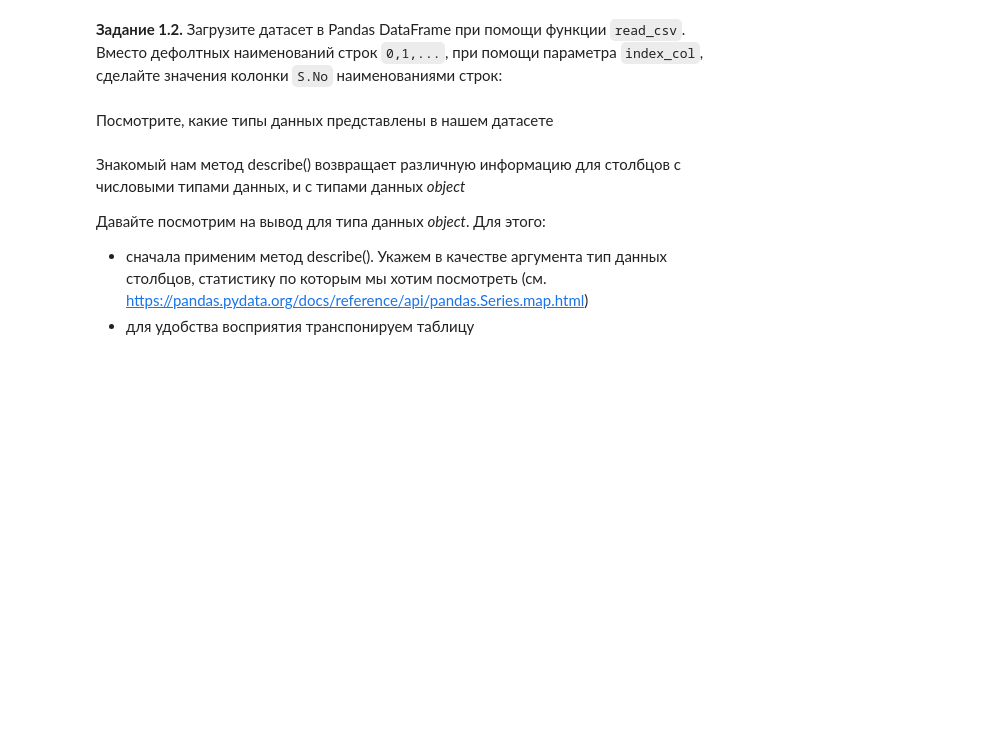
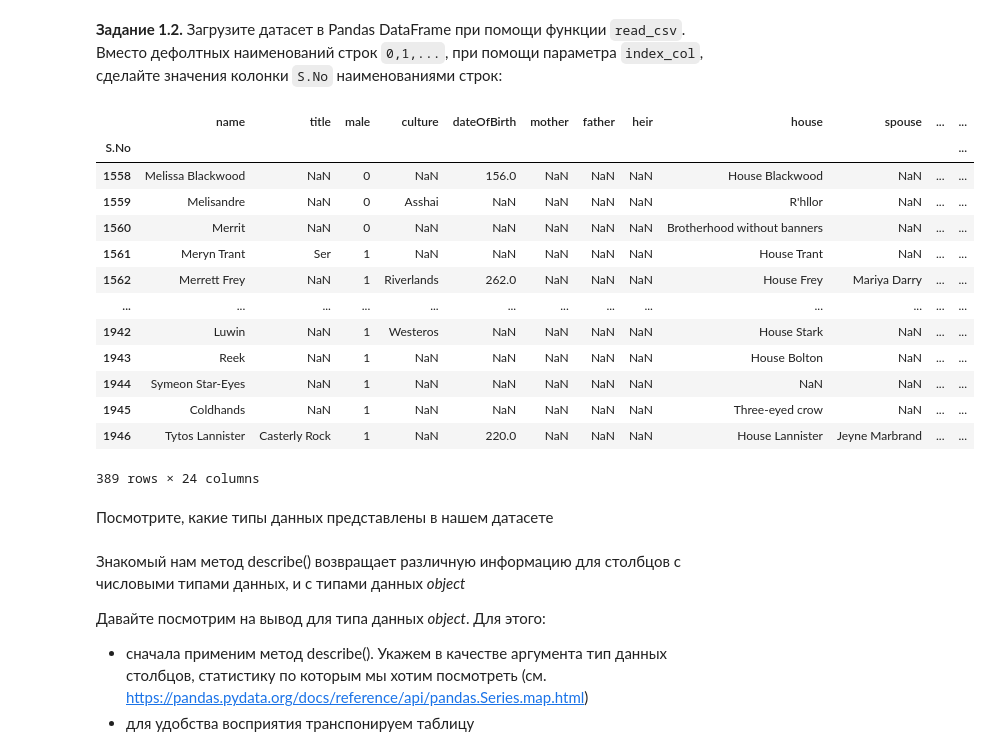
Before and after one commit to ErmolenkoSV/part_1_ml_cv, a Jupyter notebook: week_01_ml_intro/Homework/hw_1_game_of_thrones.ipynb, the cells around one changed output. Saved outputs shown, nothing was run; the diff lists cells and outputs as text; code cells hidden in the pictures; blank space fills up the shorter version.

```diff
--- a/week_01_ml_intro/Homework/hw_1_game_of_thrones.ipynb
+++ b/week_01_ml_intro/Homework/hw_1_game_of_thrones.ipynb
@@ -107,3 +127,21 @@ data = # ...
+# %%
+data =  pd.read_csv("/content/game_of_thrones_test.csv", index_col='S.No')
+data
+# %% [output]
+|  | name | title | male | culture | dateOfBirth | mother | father | heir | house | spouse | ... | ... |
+| S.No |  |  |  |  |  |  |  |  |  |  |  | ... |
+| 1558 | Melissa Blackwood | NaN | 0 | NaN | 156.0 | NaN | NaN | NaN | House Blackwood | NaN | ... | ... |
+| 1559 | Melisandre | NaN | 0 | Asshai | NaN | NaN | NaN | NaN | R'hllor | NaN | ... | ... |
+| 1560 | Merrit | NaN | 0 | NaN | NaN | NaN | NaN | NaN | Brotherhood without banners | NaN | ... | ... |
+| 1561 | Meryn Trant | Ser | 1 | NaN | NaN | NaN | NaN | NaN | House Trant | NaN | ... | ... |
+| 1562 | Merrett Frey | NaN | 1 | Riverlands | 262.0 | NaN | NaN | NaN | House Frey | Mariya Darry | ... | ... |
+| ... | ... | ... | ... | ... | ... | ... | ... | ... | ... | ... | ... | ... |
+| 1942 | Luwin | NaN | 1 | Westeros | NaN | NaN | NaN | NaN | House Stark | NaN | ... | ... |
+| 1943 | Reek | NaN | 1 | NaN | NaN | NaN | NaN | NaN | House Bolton | NaN | ... | ... |
+| 1944 | Symeon Star-Eyes | NaN | 1 | NaN | NaN | NaN | NaN | NaN | NaN | NaN | ... | ... |
+| 1945 | Coldhands | NaN | 1 | NaN | NaN | NaN | NaN | NaN | Three-eyed crow | NaN | ... | ... |
+| 1946 | Tytos Lannister | Casterly Rock | 1 | NaN | 220.0 | NaN | NaN | NaN | House Lannister | Jeyne Marbrand | ... | ... |
+389 rows × 24 columns
 # %% [markdown]
 Посмотрите, какие типы данных представлены в нашем датасете
 # %% [markdown]
```
Also changed, not shown: parts of 6 cells of this notebook.
